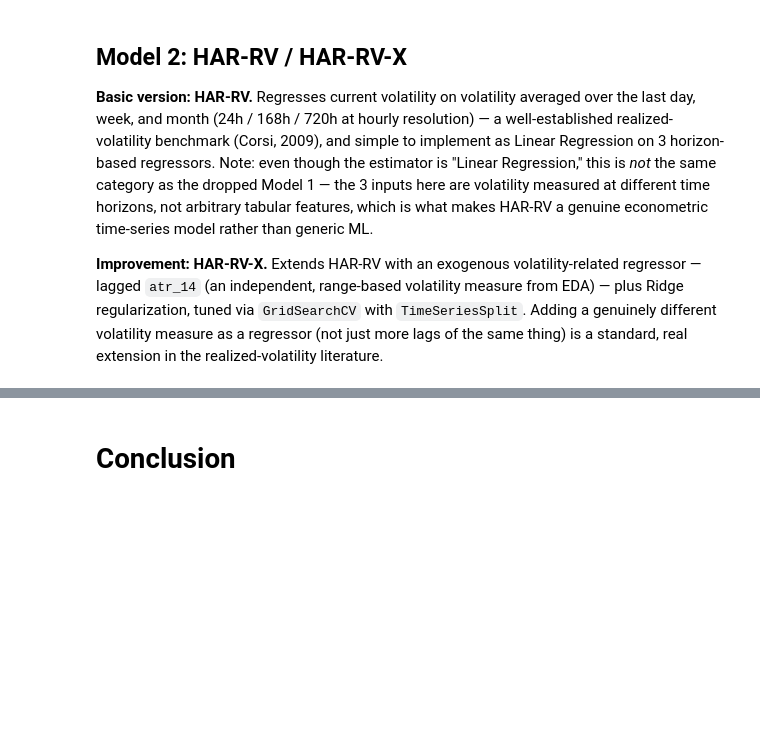
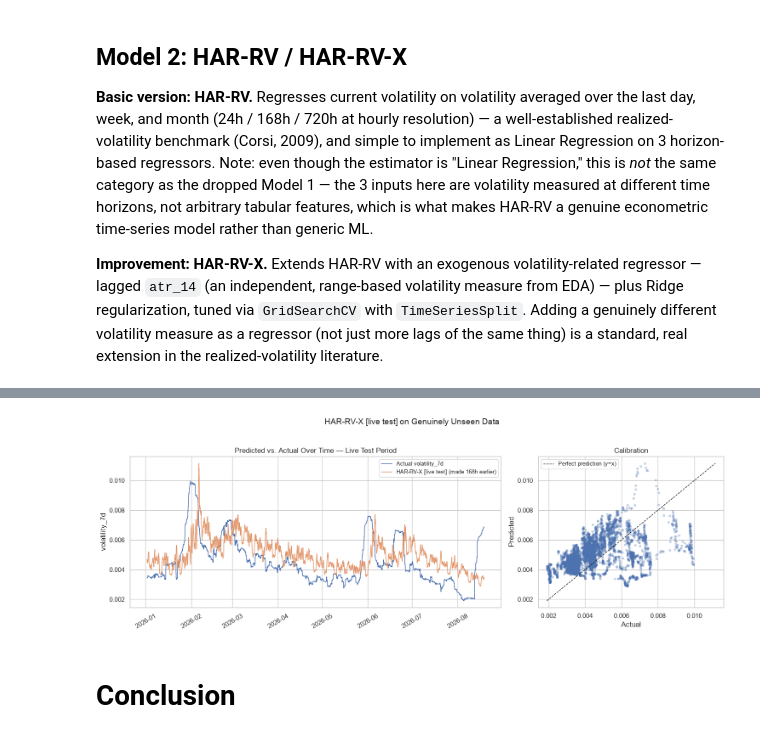
Before and after one commit to mhejairi10/bitcoin-volatility-prediction, a Jupyter notebook: notebooks/capstone-btc-volatility.ipynb, the cells around one changed output, grey strips where cells are left out. Saved outputs shown, nothing was run; the diff lists cells and outputs as text; code cells hidden in the pictures; blank space fills up the shorter version.

```diff
--- a/notebooks/capstone-btc-volatility.ipynb
+++ b/notebooks/capstone-btc-volatility.ipynb
@@ -657,10 +1096,13 @@ else:
 # %%
-# 2) Build features for (training-tail + all live data) together, so rolling windows/lags at
-#    the boundary are computed correctly, then keep only the genuinely NEW rows for scoring.
+# Build features for (training-tail + fixed live week) together, so rolling windows/lags at
+# the boundary are computed correctly, then keep only rows inside the live-test window.
 context_tail = df_raw.tail(MAX_LOOKBACK_NEEDED)
 combined_raw = pd.concat([context_tail, df_live_all], ignore_index=True).drop_duplicates(subset='Date').sort_values('Date').reset_index(drop=True)
 combined_features = build_features_for_scoring(combined_raw)
 
-live_scored = combined_features[combined_features['Date'] > last_training_date].dropna(subset=feature_columns).reset_index(drop=True)
-print(f'{len(live_scored)} new rows have enough history to be scored (feature warm-up already satisfied).')
+live_scored = combined_features[
+    (combined_features['Date'] >= LIVE_TEST_START_TS) &
+    (combined_features['Date'] < LIVE_TEST_END_TS)
+].dropna(subset=feature_columns).reset_index(drop=True)
+print(f'{len(live_scored)} live-test rows have complete feature history (out of {len(df_live_all)} fetched).')
 live_scored[['Date', 'Close', 'volatility_7d']].head()
@@ -763,3 +1240,38 @@ else:
+# %%
+# Predicted vs. Actual over time, and a calibration scatter, for the best-performing
+# purpose-built model on live data - the most direct visual answer to "how good is this, really?"
+label_to_col = {'GARCH [live test]': 'GARCH_Pred', 'HAR-RV-X [live test]': 'HAR_RV_X_Pred',
+                 'EWMA [live test]': 'EWMA_Pred'}
+purpose_built = live_comparison_df[live_comparison_df['Model'].isin(label_to_col.keys())]
+best_live_label = purpose_built.sort_values('RMSE').iloc[0]['Model']
+best_live_col = label_to_col[best_live_label]
+
+plot_data = live_predictions.dropna(subset=[best_live_col, 'Actual']).sort_values('Date')
+
+fig, axes = plt.subplots(1, 2, figsize=(15, 5), gridspec_kw={'width_ratios': [2, 1]})
+
+axes[0].plot(plot_data['Date'], plot_data['Actual'], label='Actual volatility_7d', color='#4C72B0', linewidth=1.1)
+axes[0].plot(plot_data['Date'], plot_data[best_live_col], label=f'{best_live_label} (made {HORIZON}h earlier)',
+             color='#DD8452', linewidth=1.1, alpha=0.85)
+axes[0].set_ylabel('volatility_7d')
+axes[0].set_title('Predicted vs. Actual Over Time — Live Test Period')
+axes[0].legend(fontsize=9)
+axes[0].tick_params(axis='x', rotation=30)
+
+lims = [min(plot_data['Actual'].min(), plot_data[best_live_col].min()),
+        max(plot_data['Actual'].max(), plot_data[best_live_col].max())]
+axes[1].scatter(plot_data['Actual'], plot_data[best_live_col], alpha=0.25, s=10, color='#4C72B0')
+axes[1].plot(lims, lims, 'k--', linewidth=1, label='Perfect prediction (y=x)')
+axes[1].set_xlabel('Actual')
+axes[1].set_ylabel('Predicted')
+axes[1].set_title('Calibration')
+axes[1].legend(fontsize=9)
+
+fig.suptitle(f'{best_live_label} on Genuinely Unseen Data', fontsize=14, y=1.03)
+plt.tight_layout()
+plt.show()
+# %% [output]
+[figure, added]
 # %% [markdown]
 # Conclusion
 # %% [markdown]
```
Also changed, not shown: parts of 69 cells of this notebook, 7 other files.
